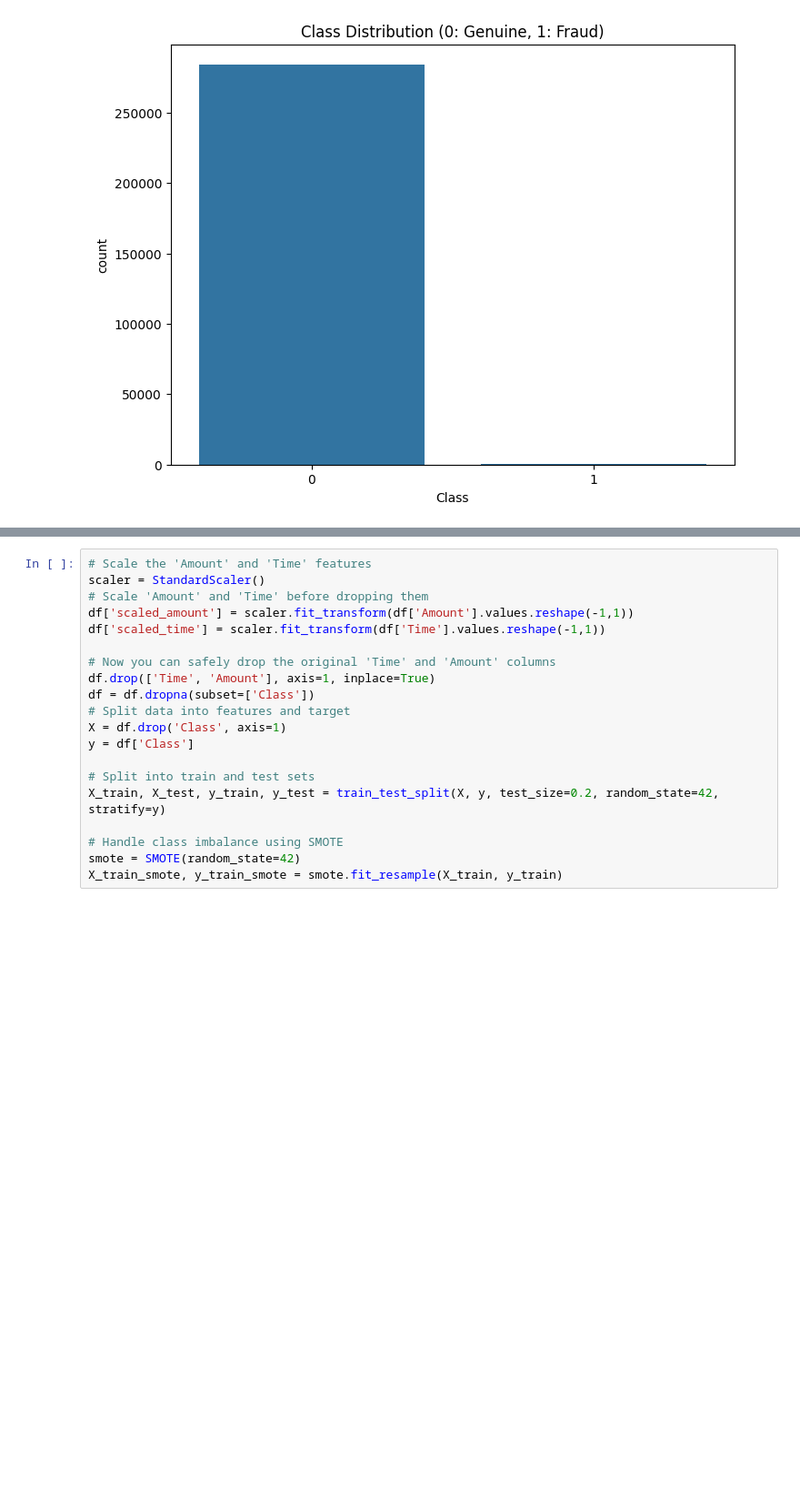
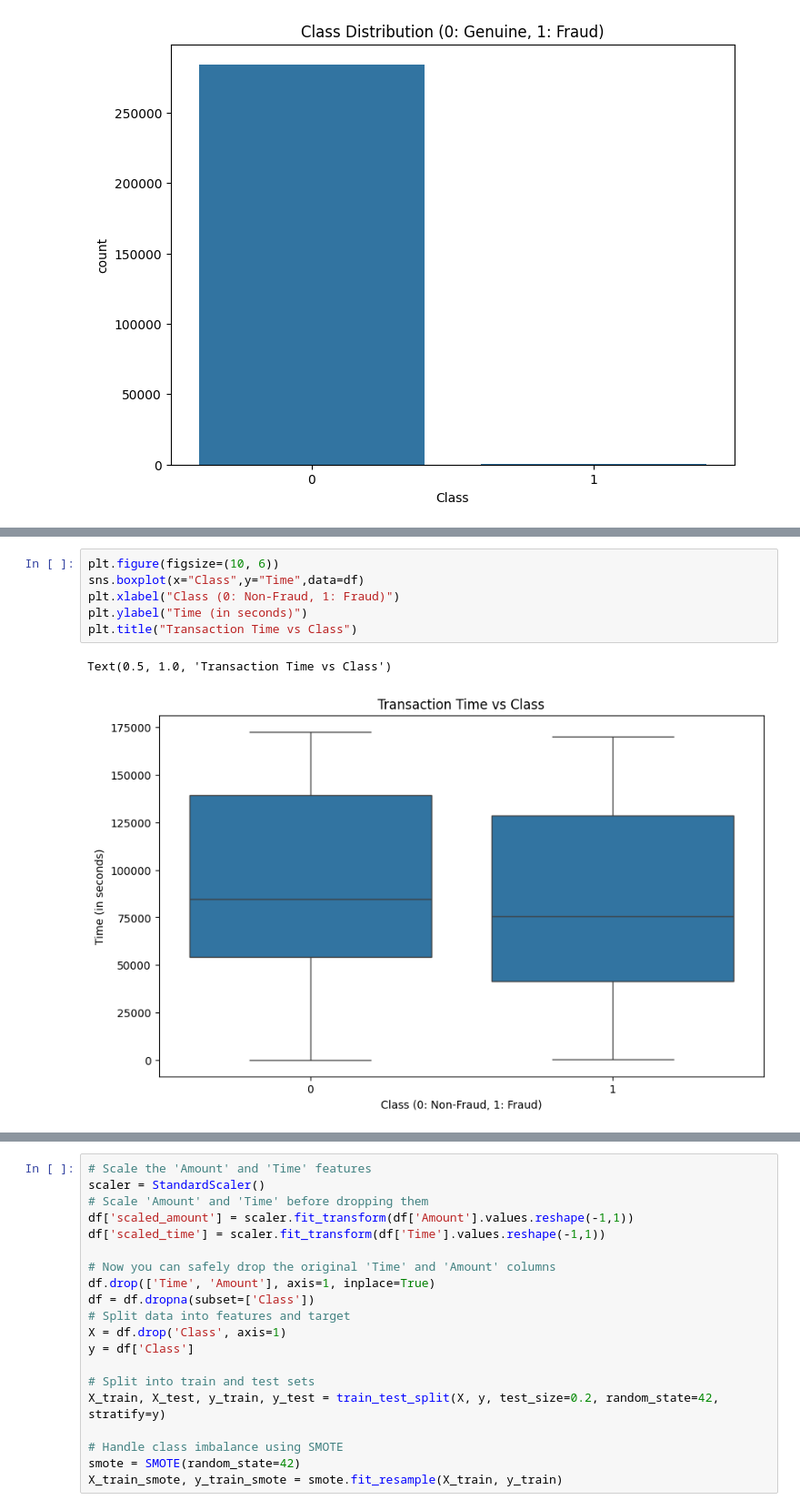
Before and after one commit to Donkud/H1Z1hck-caoz, a Jupyter notebook: FDB206_Group_Assignment_Credit_Card_Fraud_Detection.ipynb, the cells around one changed output, grey strips where cells are left out. Shown: that part at 91% size. Drawn from its saved outputs; the diff is of its cells as text; blank space fills up the shorter version.

```diff
--- a/FDB206_Group_Assignment_Credit_Card_Fraud_Detection.ipynb
+++ b/FDB206_Group_Assignment_Credit_Card_Fraud_Detection.ipynb
@@ -193,0 +214,9 @@ https://gist.github.com/mwaskom/de44147ed2974457ad6372750bbe5751
+# %%
+plt.figure(figsize=(10, 6))
+sns.boxplot(x="Class",y="Time",data=df)
+plt.xlabel("Class (0: Non-Fraud, 1: Fraud)")
+plt.ylabel("Time (in seconds)")
+plt.title("Transaction Time vs Class")
+# %% [output]
+Text(0.5, 1.0, 'Transaction Time vs Class')
+[figure, added]
```
Also changed, not shown: parts of 24 cells of this notebook.
